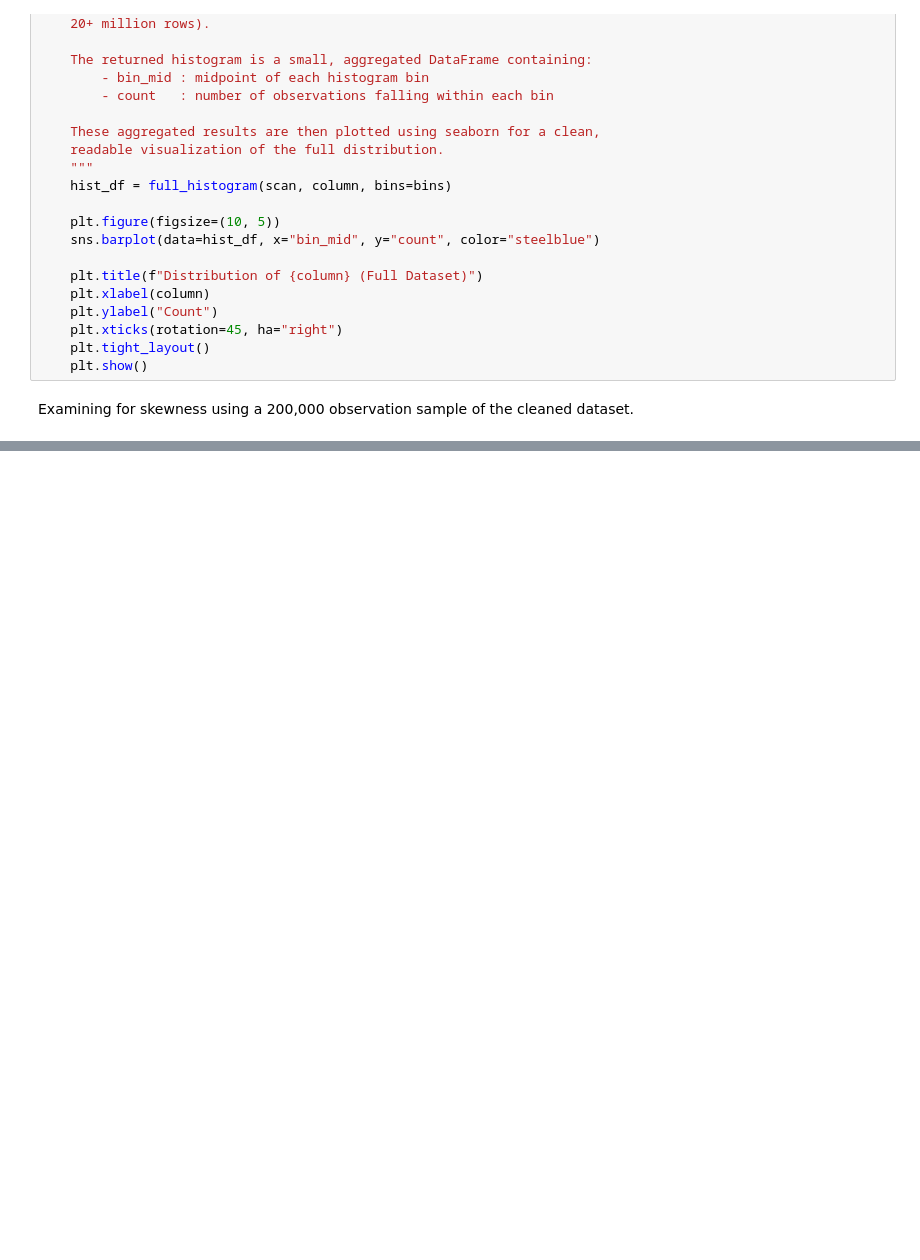
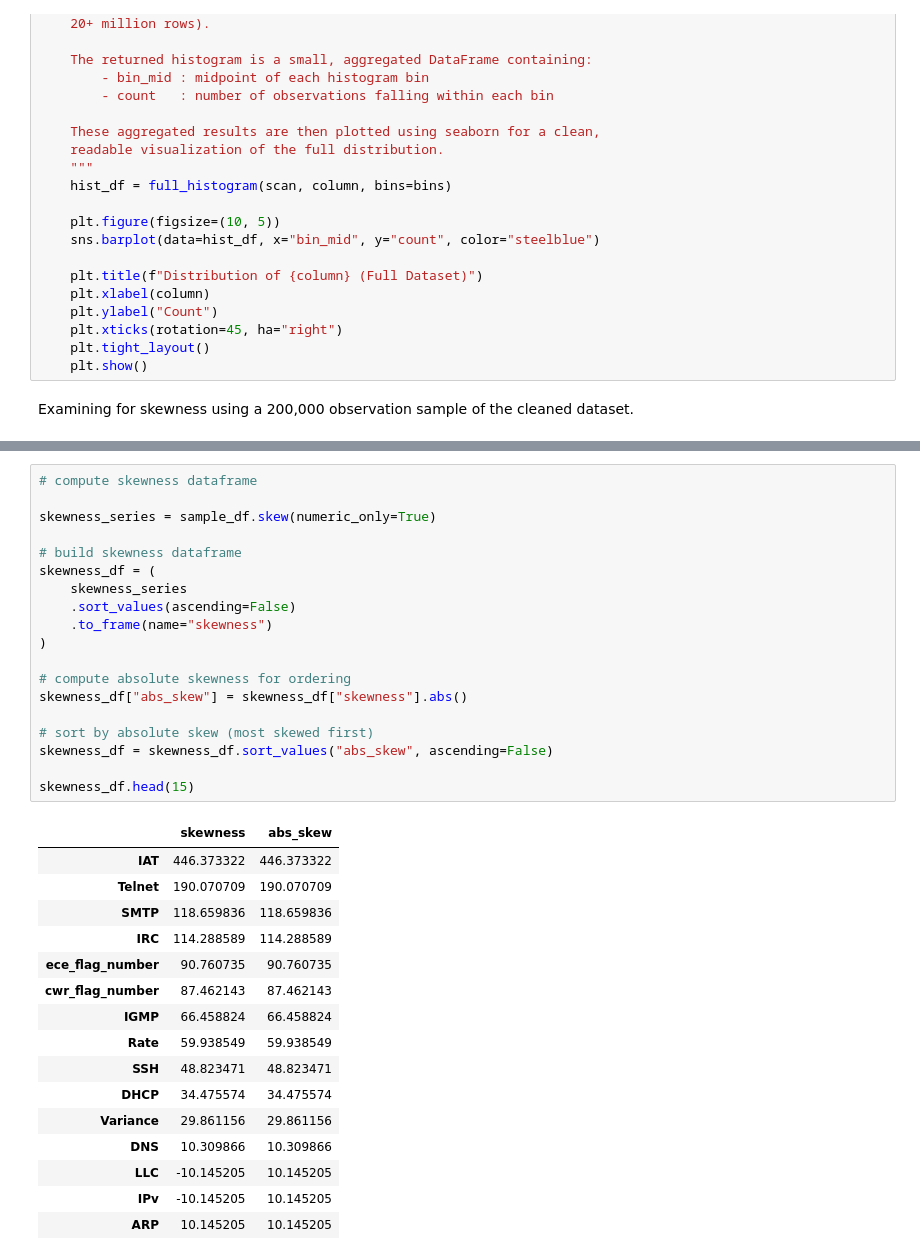
Before and after one commit to gw-00/Cybersecurity_Capstone, a Jupyter notebook: Code_Library/Data_Exploration.ipynb, the cells around one changed output, grey strips where cells are left out. Drawn from its saved outputs; the diff is of its cells as text; blank space fills up the shorter version.

```diff
--- a/Code_Library/Data_Exploration.ipynb
+++ b/Code_Library/Data_Exploration.ipynb
@@ -375,0 +425,36 @@ Examining for skewness using a 200,000 observation sample of the cleaned dataset
+# %%
+# compute skewness dataframe
+
+skewness_series = sample_df.skew(numeric_only=True)
+
+# build skewness dataframe
+skewness_df = (
+    skewness_series
+    .sort_values(ascending=False)
+    .to_frame(name="skewness")
+)
+
+# compute absolute skewness for ordering
+skewness_df["abs_skew"] = skewness_df["skewness"].abs()
+
+# sort by absolute skew (most skewed first)
+skewness_df = skewness_df.sort_values("abs_skew", ascending=False)
+
+skewness_df.head(15)
+# %% [output]
+|  | skewness | abs_skew |
+| IAT | 446.373322 | 446.373322 |
+| Telnet | 190.070709 | 190.070709 |
+| SMTP | 118.659836 | 118.659836 |
+| IRC | 114.288589 | 114.288589 |
+| ece_flag_number | 90.760735 | 90.760735 |
+| cwr_flag_number | 87.462143 | 87.462143 |
+| IGMP | 66.458824 | 66.458824 |
+| Rate | 59.938549 | 59.938549 |
+| SSH | 48.823471 | 48.823471 |
+| DHCP | 34.475574 | 34.475574 |
+| Variance | 29.861156 | 29.861156 |
+| DNS | 10.309866 | 10.309866 |
+| LLC | -10.145205 | 10.145205 |
+| IPv | -10.145205 | 10.145205 |
+| ARP | 10.145205 | 10.145205 |
```
Also changed, not shown: parts of 3 cells of this notebook.
